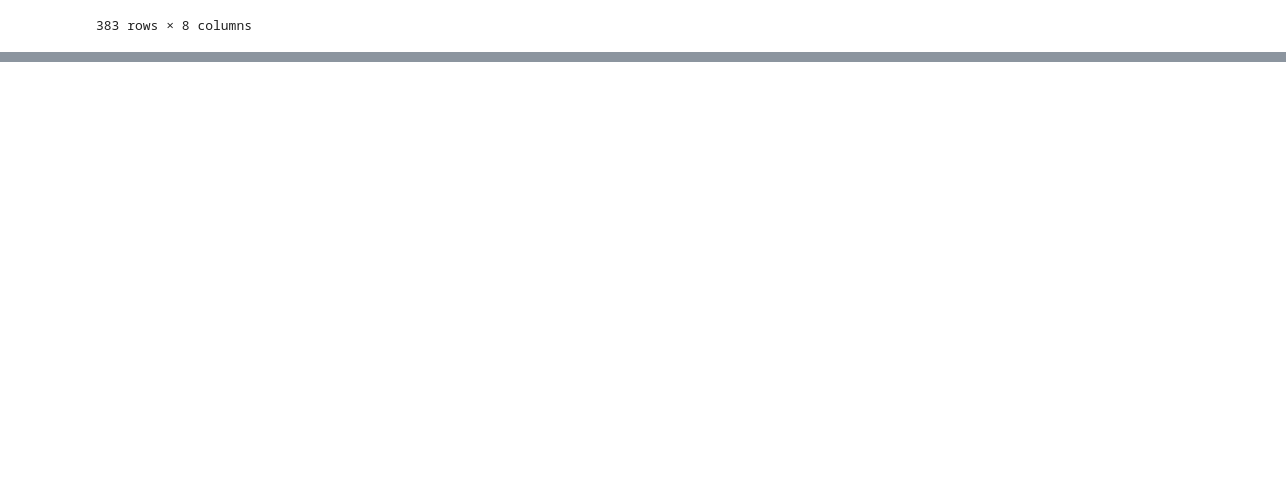
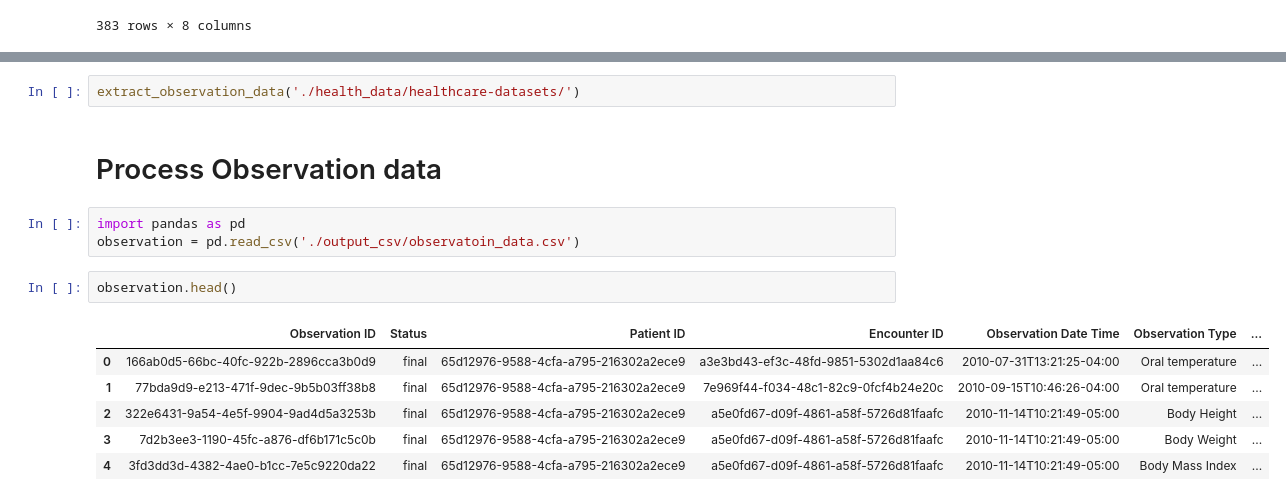
Before and after one commit to nischalmainali21/python_image_task, a Jupyter notebook: health_task/observation.ipynb, the cells around one changed output, grey strips where cells are left out. Saved outputs shown, nothing was run; the diff lists cells and outputs as text; blank space fills up the shorter version.

Commit message:
observation complete

```diff
--- a/health_task/observation.ipynb
+++ b/health_task/observation.ipynb
@@ -442,0 +494,16 @@ test[test['Observation ID'] == '95d2ce05-8d62-41eb-a655-52fcd5c71b56']
+# %%
+extract_observation_data('./health_data/healthcare-datasets/')
+# %% [markdown]
+# Process Observation data
+# %%
+import pandas as pd
+observation = pd.read_csv('./output_csv/observatoin_data.csv')
+# %%
+observation.head()
+# %% [output]
+|  | Observation ID | Status | Patient ID | Encounter ID | Observation Date Time | Observation Type | ... |
+| 0 | 166ab0d5-66bc-40fc-922b-2896cca3b0d9 | final | 65d12976-9588-4cfa-a795-216302a2ece9 | a3e3bd43-ef3c-48fd-9851-5302d1aa84c6 | 2010-07-31T13:21:25-04:00 | Oral temperature | ... |
+| 1 | 77bda9d9-e213-471f-9dec-9b5b03ff38b8 | final | 65d12976-9588-4cfa-a795-216302a2ece9 | 7e969f44-f034-48c1-82c9-0fcf4b24e20c | 2010-09-15T10:46:26-04:00 | Oral temperature | ... |
+| 2 | 322e6431-9a54-4e5f-9904-9ad4d5a3253b | final | 65d12976-9588-4cfa-a795-216302a2ece9 | a5e0fd67-d09f-4861-a58f-5726d81faafc | 2010-11-14T10:21:49-05:00 | Body Height | ... |
+| 3 | 7d2b3ee3-1190-45fc-a876-df6b171c5c0b | final | 65d12976-9588-4cfa-a795-216302a2ece9 | a5e0fd67-d09f-4861-a58f-5726d81faafc | 2010-11-14T10:21:49-05:00 | Body Weight | ... |
+| 4 | 3fd3dd3d-4382-4ae0-b1cc-7e5c9220da22 | final | 65d12976-9588-4cfa-a795-216302a2ece9 | a5e0fd67-d09f-4861-a58f-5726d81faafc | 2010-11-14T10:21:49-05:00 | Body Mass Index | ... |
```
Also changed, not shown: parts of 5 cells of this notebook, 1 other file.
